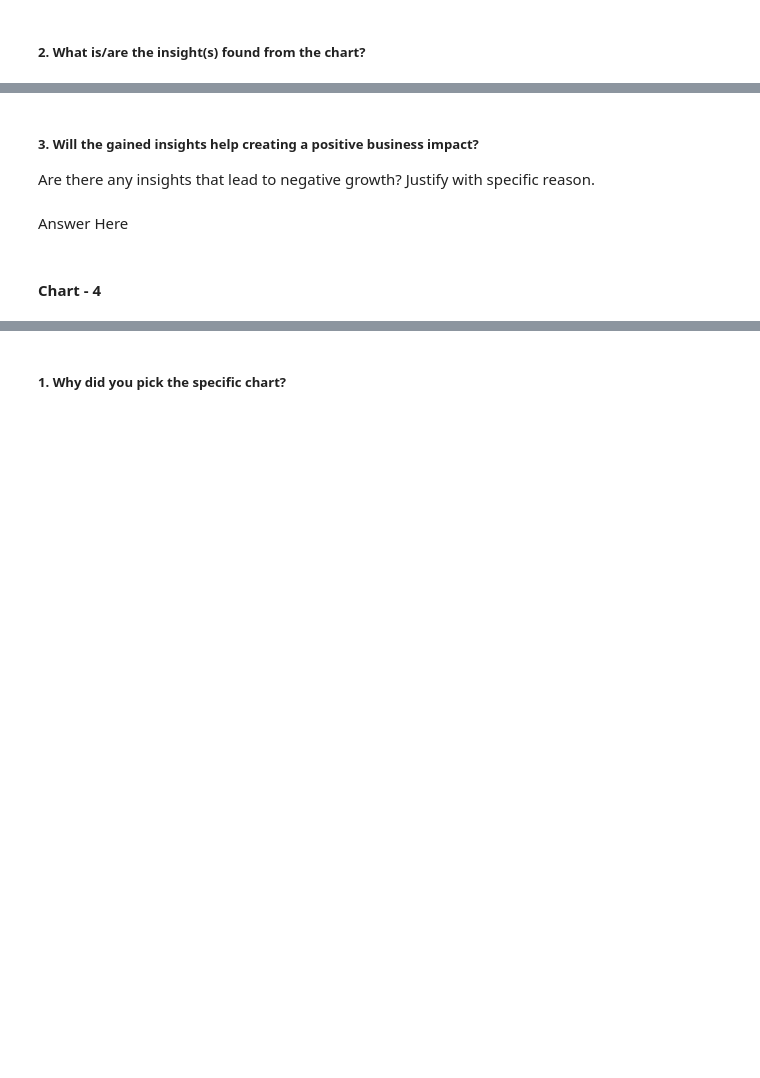
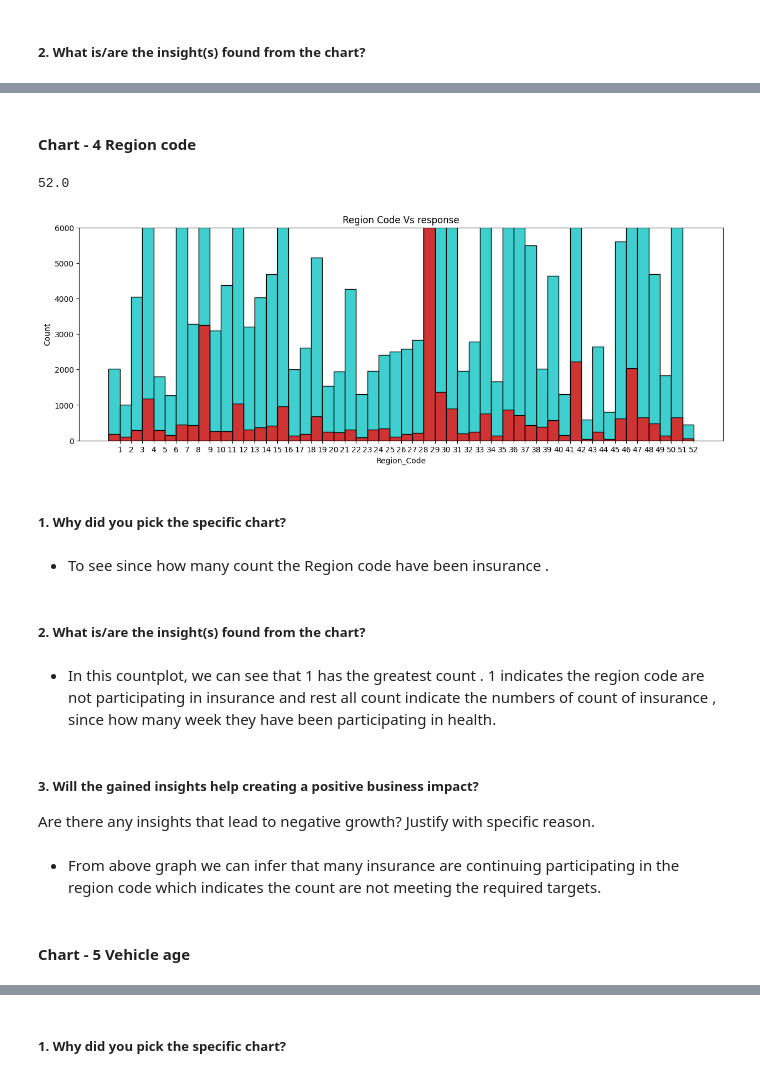
Before and after one commit to Kalpesh-Nandedkar/HEALTH-INSURANCE-CROSS-SELL-PREDICTION, a Jupyter notebook: HEALTH_INSURANCE_CROSS_SELL_PREDICTION.ipynb, the cells around one changed output, grey strips where cells are left out. Saved outputs shown, nothing was run; the diff lists cells and outputs as text; code cells hidden in the pictures; blank space fills up the shorter version.

```diff
--- a/HEALTH_INSURANCE_CROSS_SELL_PREDICTION.ipynb
+++ b/HEALTH_INSURANCE_CROSS_SELL_PREDICTION.ipynb
@@ -425,7 +469,45 @@ Answer Here
+# %% [markdown]
+#### Chart - 4  **Region code**
+# %%
+# checking for numerically max value for region code
+df['Region_Code'].max()
+# %% [output]
+52.0
+# %%
+# Chart - 4 visualization code
+# Analyzing region code feature and it's effect on response feature
+
+# defining the figure for visualization
+plt.figure(figsize = (15,5))
+
+# no. of ticks on plot along x Axis
+ticks = list(range(1,53))
+
+# converting the datatype from flaot to int
+df['Region_Code'] = df['Region_Code'].astype(int)
+
+# Plotting the reason code and it's effect on response in same plot
+sns.histplot( x= df['Region_Code'], color = 'c', bins =52)
+sns.histplot( x= df['Region_Code'][df['Response'] ==1 ],  color = 'r', bins =52)
+
+plt.ylim(0,6000)
+plt.xticks(ticks)
+plt.title('Region Code Vs response')
+plt.show()
+# %% [output]
+[figure, added]
+# %% [markdown]
+##### 1. Why did you pick the specific chart?
+# %% [markdown]
+* To see since how many count the Region code have been insurance .
+# %% [markdown]
+##### 2. What is/are the insight(s) found from the chart?
+# %% [markdown]
+* In this countplot, we can see that 1 has the greatest count . 1 indicates the region code are not participating in insurance and rest all count indicate the numbers of count of insurance , since how many week they have been participating in health.
 # %% [markdown]
 ##### 3. Will the gained insights help creating a positive business impact?
 Are there any insights that lead to negative growth? Justify with specific reason.
-# %% [markdown]
-Answer Here
+# %% [markdown]
+* From above graph we can infer that many insurance are continuing participating in the region code which indicates the count are not meeting the required targets.
 # %% [markdown]
-#### Chart - 4
+#### Chart - 5  **Vehicle age**
```
Also changed, not shown: parts of 41 cells of this notebook.
